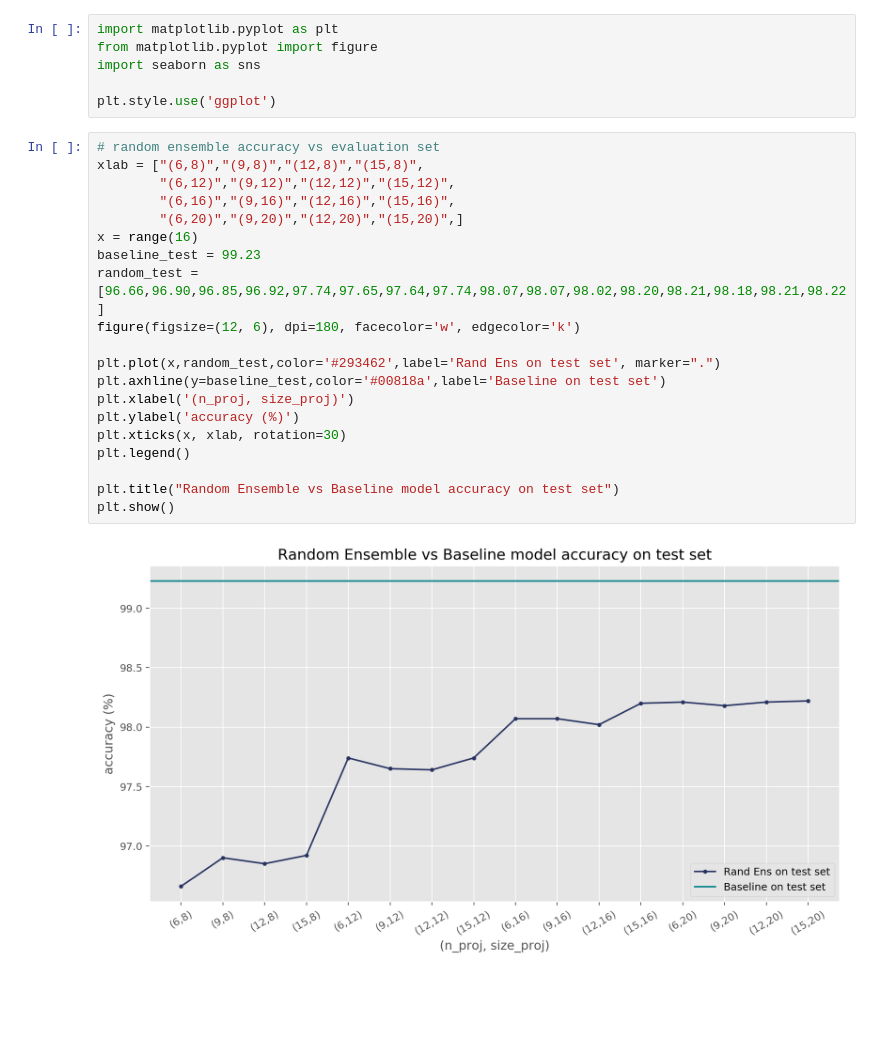
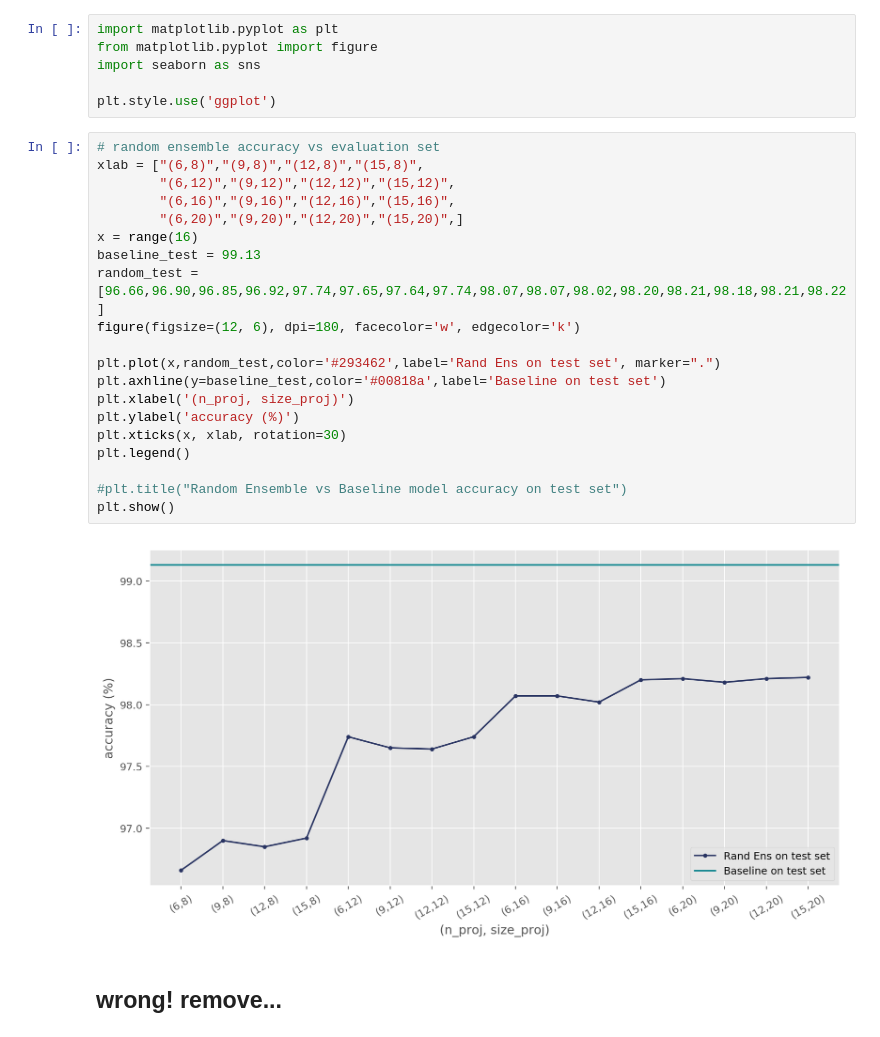
Before and after one commit to ginevracoal/adversarial_examples, a Jupyter notebook: notebooks/plots.ipynb, the cells around one changed output. Drawn from its saved outputs; the diff is of its cells as text; blank space fills up the shorter version.

Commit message:
new tests + updated results and plots

```diff
--- a/notebooks/plots.ipynb
+++ b/notebooks/plots.ipynb
@@ -7,25 +7,27 @@ plt.style.use('ggplot')
 # %%
 # random ensemble accuracy vs evaluation set
 xlab = ["(6,8)","(9,8)","(12,8)","(15,8)",
         "(6,12)","(9,12)","(12,12)","(15,12)",
         "(6,16)","(9,16)","(12,16)","(15,16)",
         "(6,20)","(9,20)","(12,20)","(15,20)",]
 x = range(16)
-baseline_test = 99.23
+baseline_test = 99.13
 random_test = [96.66,96.90,96.85,96.92,97.74,97.65,97.64,97.74,98.07,98.07,98.02,98.20,98.21,98.18,98.21,98.22]
 figure(figsize=(12, 6), dpi=180, facecolor='w', edgecolor='k')
 
 plt.plot(x,random_test,color='#293462',label='Rand Ens on test set', marker=".")
 plt.axhline(y=baseline_test,color='#00818a',label='Baseline on test set')
 plt.xlabel('(n_proj, size_proj)')
 plt.ylabel('accuracy (%)')
 plt.xticks(x, xlab, rotation=30)
 plt.legend()
 
-plt.title("Random Ensemble vs Baseline model accuracy on test set")
+#plt.title("Random Ensemble vs Baseline model accuracy on test set")
 plt.show()
 # %% [output]
-[figure, old version]
+[figure, new version]
+# %% [markdown]
+## wrong! remove...
 # %%
 # random ensemble accuracy vs evaluation set
 
```
Also changed, not shown: parts of 11 cells of this notebook, 35 other files.
